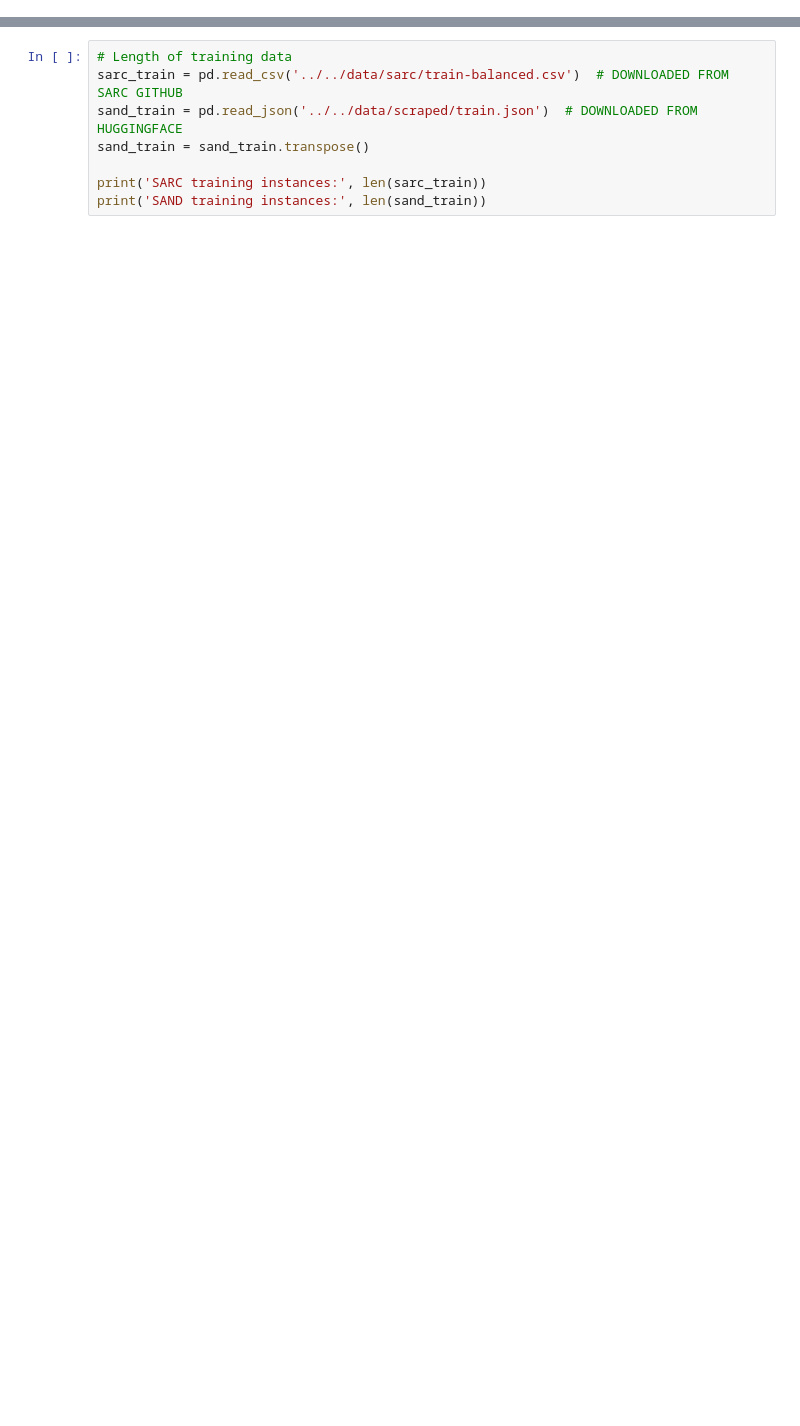
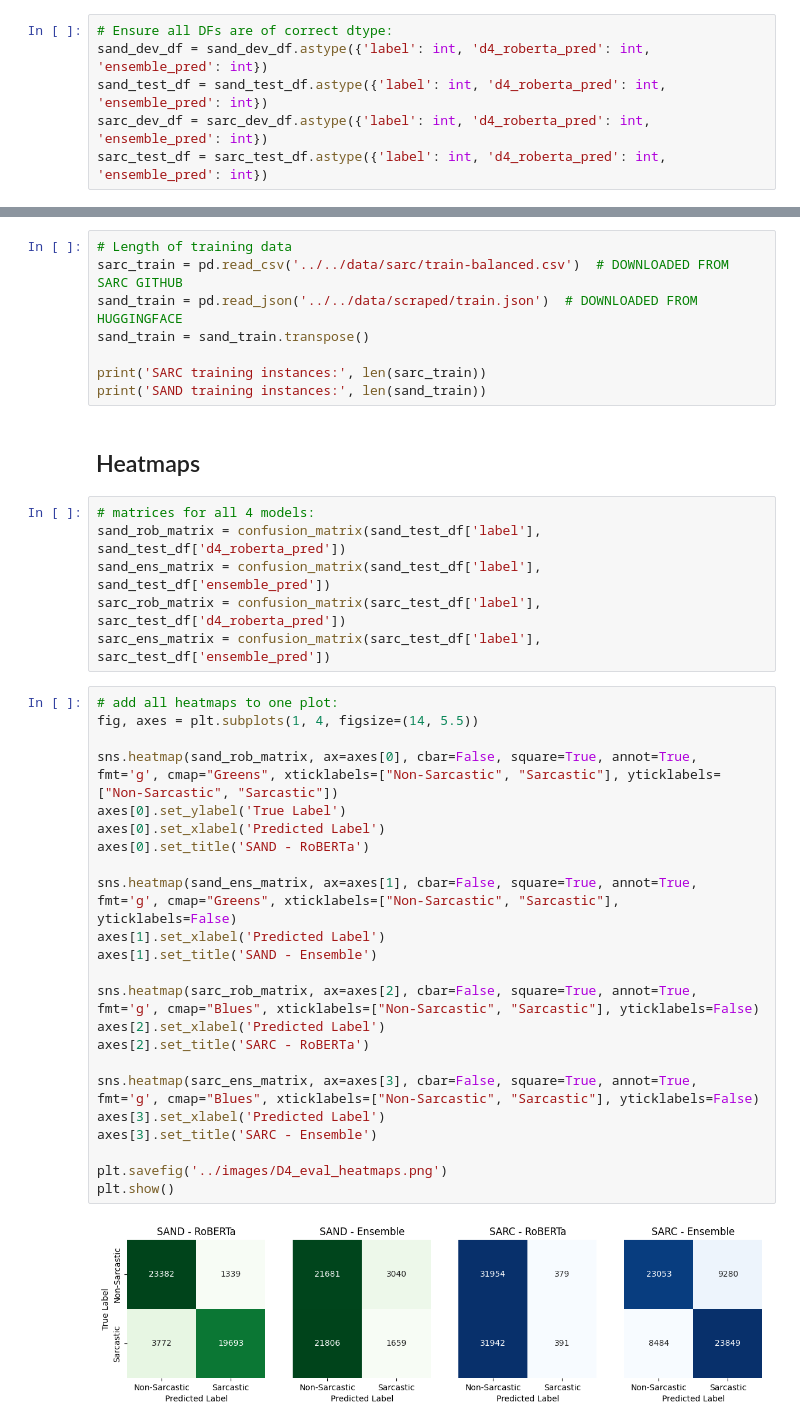
Before and after one commit to catleeball/LING_573_ND, a Jupyter notebook: results/D4/D4_error_analysis.ipynb, the cells around one changed output, grey strips where cells are left out. Cells and saved outputs as stored; diff of their text form; blank space fills up the shorter version.

Commit message:
added heatmap code

```diff
--- a/results/D4/D4_error_analysis.ipynb
+++ b/results/D4/D4_error_analysis.ipynb
@@ -213,6 +213,12 @@ sarc_test_df.head(1)
 # %% [output]
 |  | id | text | label | ensemble_pred | d4_roberta_pred | d4_roberta_neg | d4_roberta_pos |
 | 0 | c07nkao | Yes, cuz tax cuts will help those... | 1 | 1 | 0 | 0.965571 | 0.034429 |
+# %%
+# Ensure all DFs are of correct dtype:
+sand_dev_df = sand_dev_df.astype({'label': int, 'd4_roberta_pred': int, 'ensemble_pred': int})
+sand_test_df = sand_test_df.astype({'label': int, 'd4_roberta_pred': int, 'ensemble_pred': int})
+sarc_dev_df = sarc_dev_df.astype({'label': int, 'd4_roberta_pred': int, 'ensemble_pred': int})
+sarc_test_df = sarc_test_df.astype({'label': int, 'd4_roberta_pred': int, 'ensemble_pred': int})
 # %% [markdown]
 ### Review of Loaded Dfs:
 `sand_dev_df` - Adaptation task dev set
@@ -380,3 +404,36 @@ sand_train = sand_train.transpose()
 
 print('SARC training instances:', len(sarc_train))
 print('SAND training instances:', len(sand_train))
+# %% [markdown]
+## Heatmaps
+# %%
+# matrices for all 4 models:
+sand_rob_matrix = confusion_matrix(sand_test_df['label'], sand_test_df['d4_roberta_pred'])
+sand_ens_matrix = confusion_matrix(sand_test_df['label'], sand_test_df['ensemble_pred'])
+sarc_rob_matrix = confusion_matrix(sarc_test_df['label'], sarc_test_df['d4_roberta_pred'])
+sarc_ens_matrix = confusion_matrix(sarc_test_df['label'], sarc_test_df['ensemble_pred'])
+# %%
+# add all heatmaps to one plot:
+fig, axes = plt.subplots(1, 4, figsize=(14, 5.5))
+
+sns.heatmap(sand_rob_matrix, ax=axes[0], cbar=False, square=True, annot=True, fmt='g', cmap="Greens", xticklabels=["Non-Sarcastic", "Sarcastic"], yticklabels=["Non-Sarcastic", "Sarcastic"])
+axes[0].set_ylabel('True Label')
+axes[0].set_xlabel('Predicted Label')
+axes[0].set_title('SAND - RoBERTa')
+
+sns.heatmap(sand_ens_matrix, ax=axes[1], cbar=False, square=True, annot=True, fmt='g', cmap="Greens", xticklabels=["Non-Sarcastic", "Sarcastic"], yticklabels=False)
+axes[1].set_xlabel('Predicted Label')
+axes[1].set_title('SAND - Ensemble')
+
+sns.heatmap(sarc_rob_matrix, ax=axes[2], cbar=False, square=True, annot=True, fmt='g', cmap="Blues", xticklabels=["Non-Sarcastic", "Sarcastic"], yticklabels=False)
+axes[2].set_xlabel('Predicted Label')
+axes[2].set_title('SARC - RoBERTa')
+
+sns.heatmap(sarc_ens_matrix, ax=axes[3], cbar=False, square=True, annot=True, fmt='g', cmap="Blues", xticklabels=["Non-Sarcastic", "Sarcastic"], yticklabels=False)
+axes[3].set_xlabel('Predicted Label')
+axes[3].set_title('SARC - Ensemble')
+
+plt.savefig('../images/D4_eval_heatmaps.png')
+plt.show()
+# %% [output]
+[figure, added]
```
Also changed, not shown: parts of 1 cell of this notebook.
